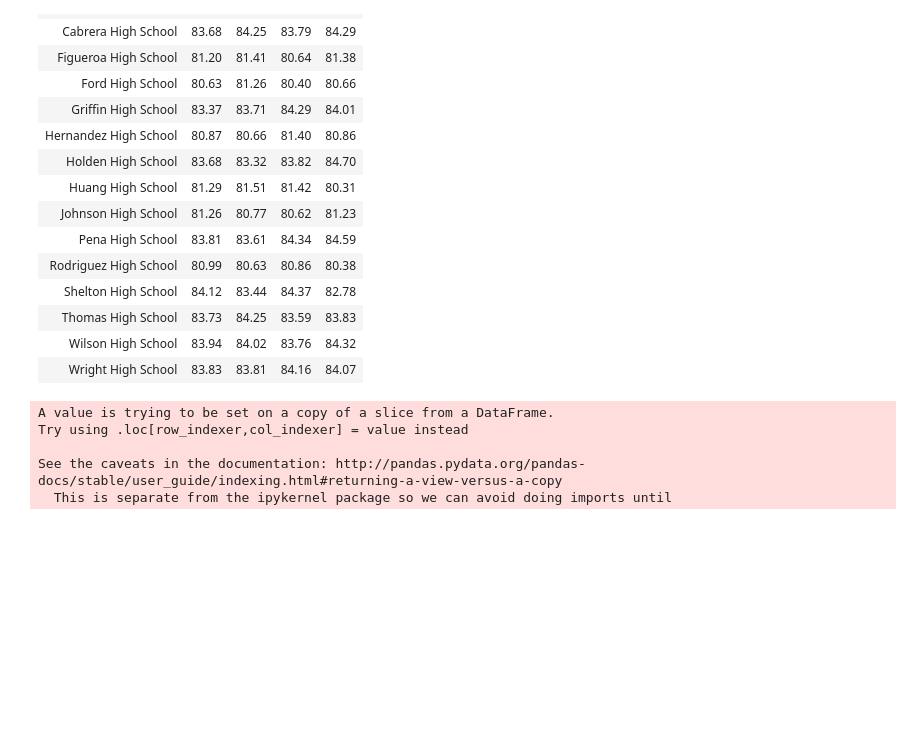
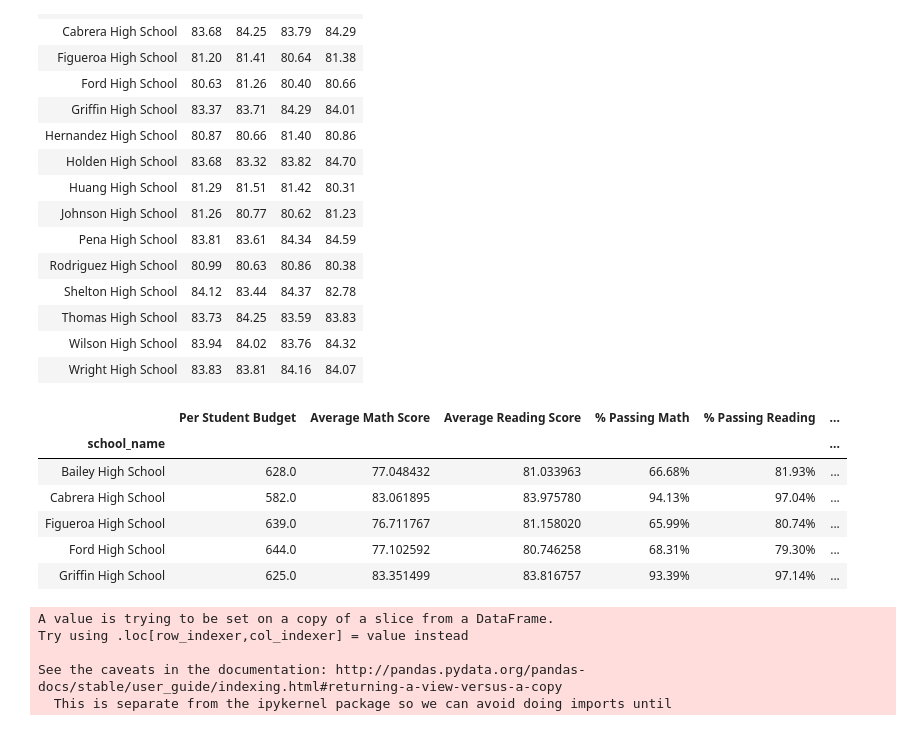
Before and after one commit to saurin33/pandas-challenge, a Jupyter notebook: PyCitySchools/PyCitySchools.ipynb, the cells around one changed output. Drawn from its saved outputs; the diff is of its cells as text; code cells hidden in the pictures; blank space fills up the shorter version.

```diff
--- a/PyCitySchools/PyCitySchools.ipynb
+++ b/PyCitySchools/PyCitySchools.ipynb
@@ -450,6 +450,15 @@ reading_score_df
 | Wright High School | 83.83 | 83.81 | 84.16 | 84.07 |
 # %%
 spending_df = passing_rate_df[["Per Student Budget", "Average Math Score", "Average Reading Score", "% Passing Math", "% Passing Reading", "% Overall Passing Rate"]]
+spending_df.head()
+# %% [output]
+|  | Per Student Budget | Average Math Score | Average Reading Score | % Passing Math | % Passing Reading | ... |
+| school_name |  |  |  |  |  | ... |
+| Bailey High School | 628.0 | 77.048432 | 81.033963 | 66.68% | 81.93% | ... |
+| Cabrera High School | 582.0 | 83.061895 | 83.975780 | 94.13% | 97.04% | ... |
+| Figueroa High School | 639.0 | 76.711767 | 81.158020 | 65.99% | 80.74% | ... |
+| Ford High School | 644.0 | 77.102592 | 80.746258 | 68.31% | 79.30% | ... |
+| Griffin High School | 625.0 | 83.351499 | 83.816757 | 93.39% | 97.14% | ... |
 # %%
 bins = [0, 585, 615, 645, 675]
 group_names = ["<$585", "$585-615", "$615-645", "645-675"]
```
Also changed, not shown: parts of 2 cells of this notebook, 1 other file.
